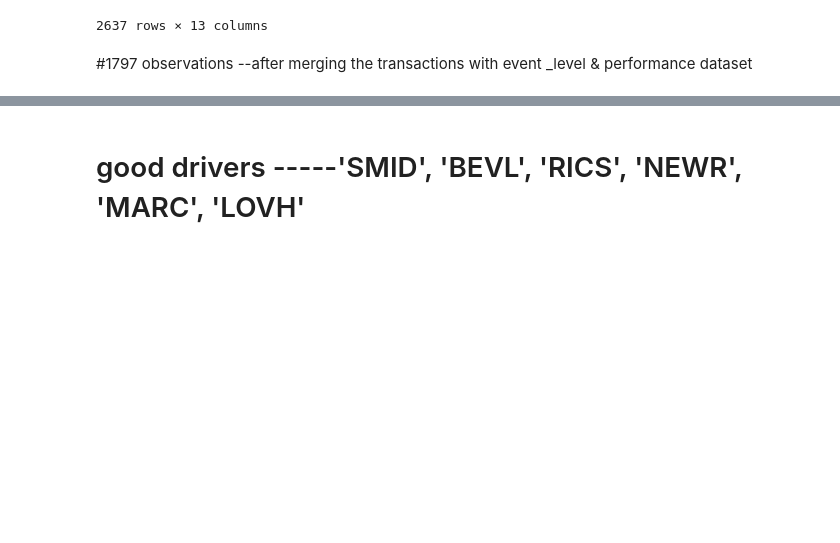
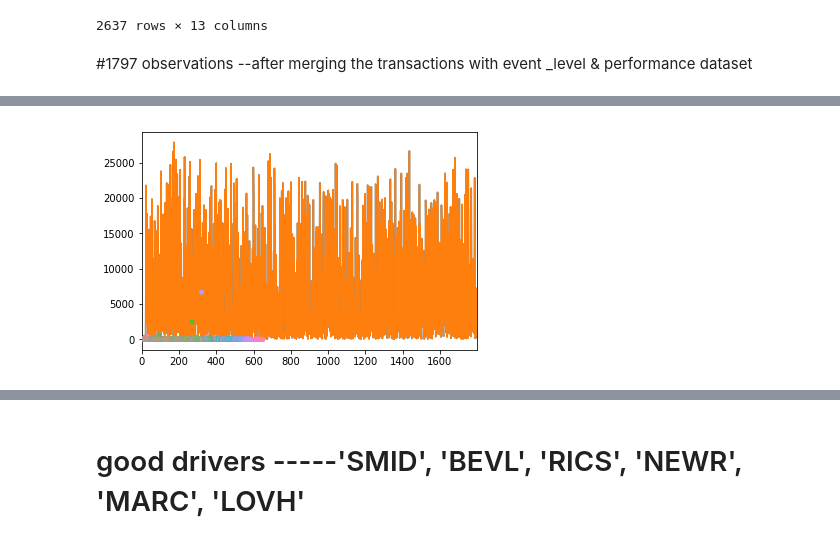
Before and after one commit to paulo-g-martinez/dq-6-fraud-detection, a Jupyter notebook: BigG_testing_merge.ipynb, the cells around one changed output, grey strips where cells are left out. Saved outputs shown, nothing was run; the diff lists cells and outputs as text; code cells hidden in the pictures; blank space fills up the shorter version.

```diff
--- a/BigG_testing_merge.ipynb
+++ b/BigG_testing_merge.ipynb
@@ -1553,0 +1685,5 @@ grp_merged.sort_values('diff_fuel_purchased',ascending=False).to_csv('output.csv
+# %%
+grp_merged.Total_Fuel_Purchased.plot();
+plt.show()
+# %% [output]
+[figure, added]
```
Also changed, not shown: parts of 22 cells of this notebook, 1 other file.
